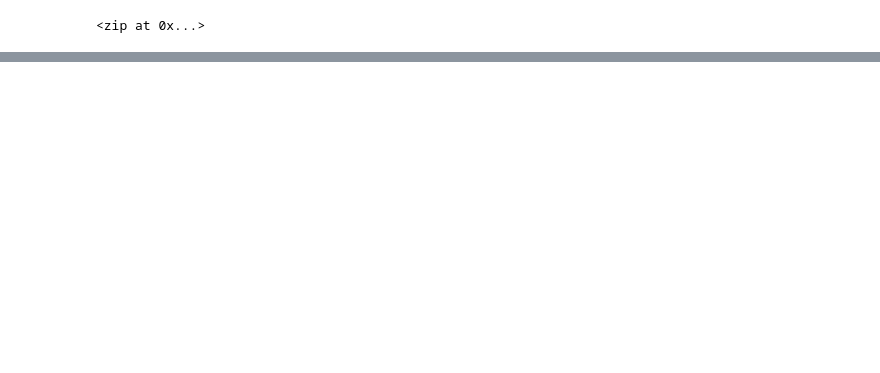
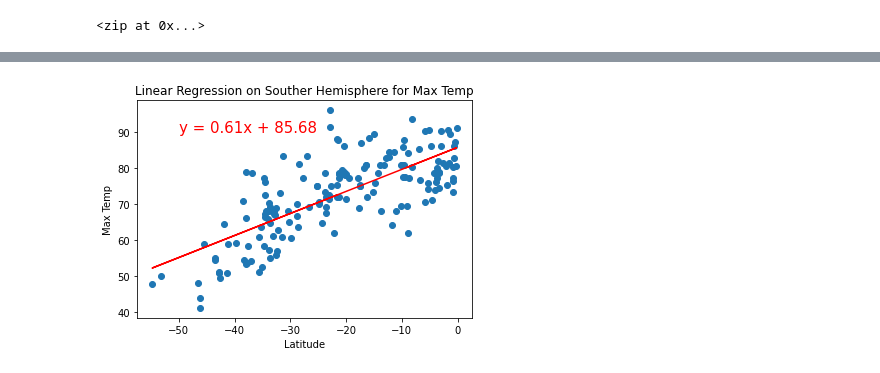
Before and after one commit to michalmichael67/World_Weather_Analysis, a Jupyter notebook: WeatherPy.ipynb, the cells around one changed output, grey strips where cells are left out. Cells and saved outputs as stored; diff of their text form; code cells hidden in the pictures; blank space fills up the shorter version.

```diff
--- a/WeatherPy.ipynb
+++ b/WeatherPy.ipynb
@@ -202,0 +279,6 @@ plt.show()
+# %%
+x_values = southern_hemi_df['Lat']
+y_values = southern_hemi_df["Max Temp"]
+plot_linear_regression(x_values, y_values, "Linear Regression on Souther Hemisphere for Max Temp", "Max Temp", (-50, 90))
+# %% [output]
+[figure, added]
```
Also changed, not shown: parts of 21 cells of this notebook, 6 other files.
